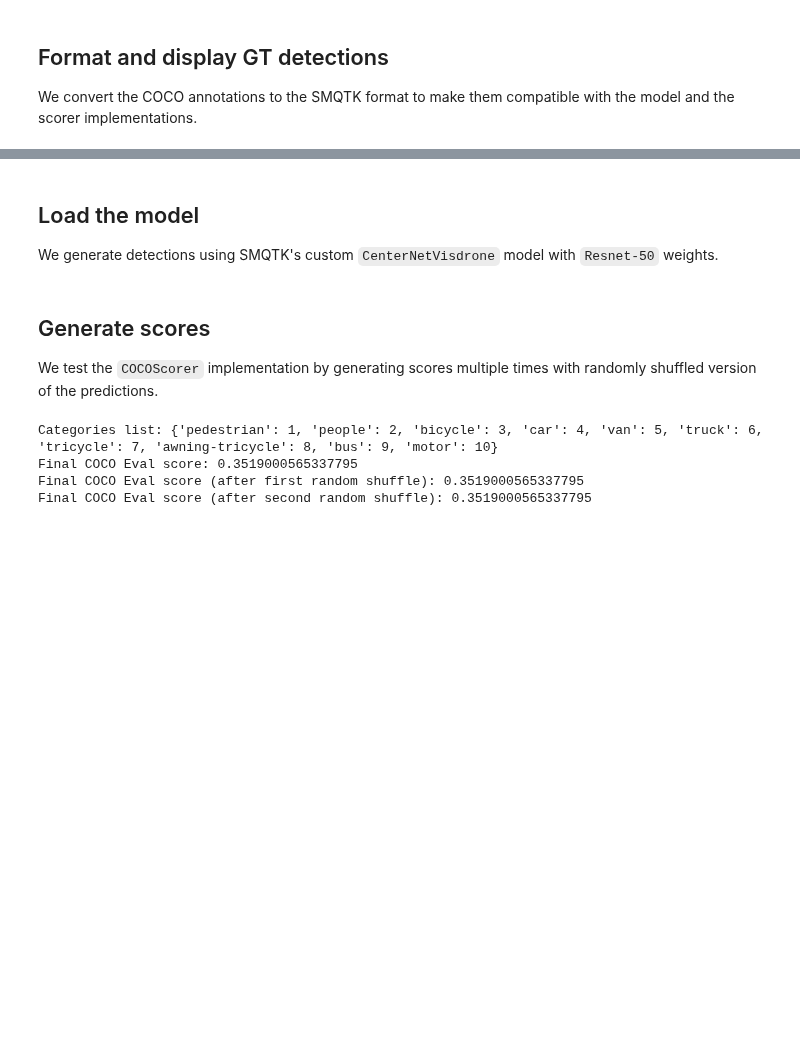
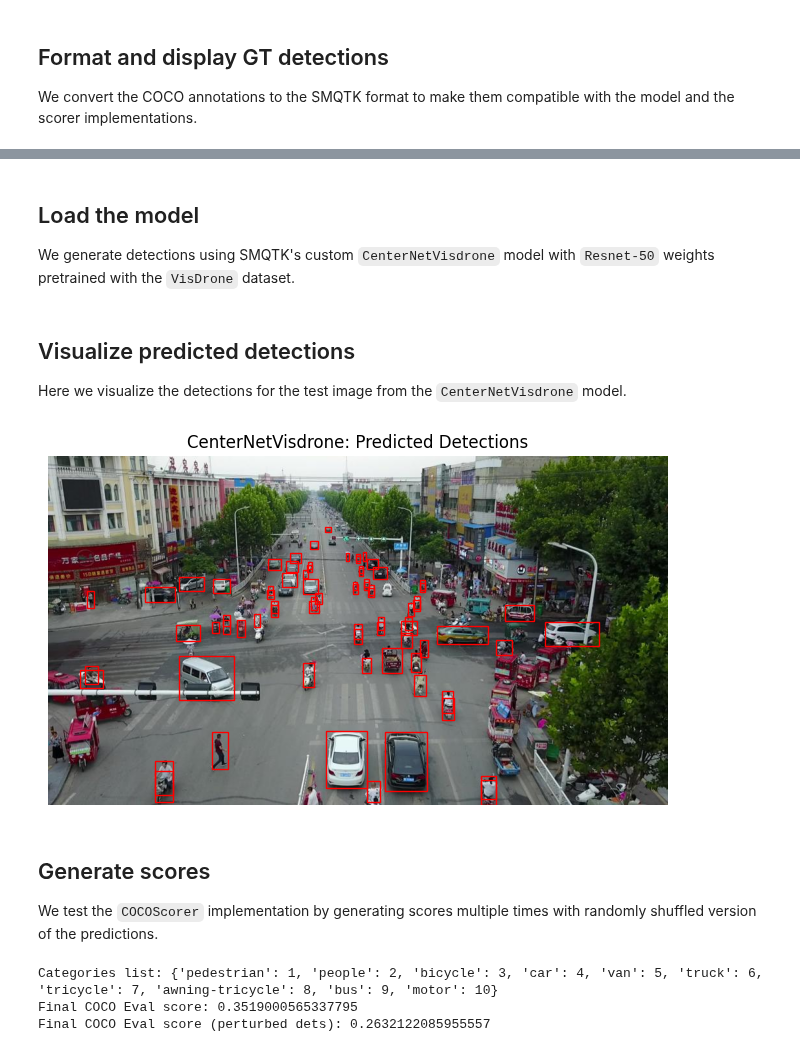
Before and after one commit to Kitware/nrtk, a Jupyter notebook: examples/coco_scorer.ipynb, the cells around one changed output, grey strips where cells are left out. Drawn from its saved outputs; the diff is of its cells as text; code cells hidden in the pictures; blank space fills up the shorter version.

```diff
--- a/examples/coco_scorer.ipynb
+++ b/examples/coco_scorer.ipynb
@@ -82,17 +85,17 @@ plt.show()
 # %% [markdown]
 ## Load the model <a name="load-the-model"></a>
 
-We generate detections using SMQTK's custom `CenterNetVisdrone` model with `Resnet-50` weights.
+We generate detections using SMQTK's custom `CenterNetVisdrone` model with `Resnet-50` weights pretrained with the `VisDrone` dataset.
 # %%
 from smqtk_detection.impls.detect_image_objects.centernet import CenterNetVisdrone
 
-model_file = os.path.join(data_dir, 'centernet-resnet50.pth')
+model_file = os.path.join(download_dir, 'centernet-resnet50.pth')
 if not os.path.isfile(model_file):
     urllib.request.urlretrieve('https://data.kitware.com/api/v1/item/623259f64acac99f426f21db/download', model_file)
 
 centernet_detector = CenterNetVisdrone(
     arch='resnet50',
-    model_file='data/centernet-resnet50.pth',
+    model_file='data/downloads/centernet-resnet50.pth',
     max_dets=500,
     use_cuda=False,
     batch_size=1,
@@ -100,29 +103,60 @@ centernet_detector = CenterNetVisdrone(
 )
 
 dets = list(centernet_detector([img]))[0]
+# %% [markdown]
+## Visualize predicted detections <a name="visualize-predicted-detections"></a>
+
+Here we visualize the detections for the test image from the `CenterNetVisdrone` model.
+# %%
+def show_dets(ax, dets, thresh=0.5):
+    for i, det in enumerate(dets):
+        score_dict = det[1]
+        cls_name = max(score_dict, key=score_dict.get)
+        conf = score_dict[cls_name]
+
+        if conf >= thresh:
+            bbox = det[0]
+            x1, y1 = bbox.min_vertex
+            x2, y2 = bbox.max_vertex
+            ax.add_patch(Rectangle(
+                (x1, y1),
+                x2 - x1,
+                y2 - y1,
+                linewidth=1,
+                edgecolor='r',
+                facecolor='none'
+            ))
+
+fig, axs = plt.subplots(figsize=(8, 8))
+axs.set_title(f"CenterNetVisdrone: Predicted Detections")  # type: ignore
+axs.imshow(img)  # type: ignore
+axs.axis("off")  # type: ignore
+show_dets(axs, dets, thresh=0.4)
+# %% [output]
+[figure, added]
 # %% [markdown]
 ## Generate scores <a name="generate-scores"></a>
 
 We test the `COCOScorer` implementation by generating scores multiple times with randomly shuffled version of the predictions.
 # %%
 from nrtk.impls.score_detection.coco_scorer import COCOScorer
-import random
 
-scorer = COCOScorer(gt_path=json_filename, stat_index=0)
+scorer = COCOScorer(gt_path=os.path.join(data_dir, json_filename), stat_index=0)
 print(f"Categories list: {scorer.cat_ids}")
 
 scores_list = scorer(actual=[gt_smqtk_format], predicted=[dets])  # type: ignore
 print(f"Final COCO Eval score: {scores_list[0]}")
 
-dets_shuffled_1 = random.sample(dets, k=len(dets))  # type: ignore
-scores_list_shuffled_1 = scorer(actual=[gt_smqtk_format], predicted=[dets_shuffled_1])
-print(f"Final COCO Eval score (after first random shuffle): {scores_list_shuffled_1[0]}")
+perturbed_dets = []
+for bbox, scores in dets:
+    x1, y1 = bbox.min_vertex
+    x2, y2 = bbox.max_vertex
+    perturbed_val = (AxisAlignedBoundingBox((x1 + 2, y1 + 2),(x2 + 1, y2 + 1)), scores)
+    perturbed_dets.append(perturbed_val)
 
-dets_shuffled_2 = random.sample(dets, k=len(dets))  # type: ignore
-scores_list_shuffled_2 = scorer(actual=[gt_smqtk_format], predicted=[dets_shuffled_2])
-print(f"Final COCO Eval score (after second random shuffle): {scores_list_shuffled_2[0]}")
+scores_list_perturbed = scorer(actual=[gt_smqtk_format], predicted=[perturbed_dets])
+print(f"Final COCO Eval score (perturbed dets): {scores_list_perturbed[0]}")
 # %% [output]
 Categories list: {'pedestrian': 1, 'people': 2, 'bicycle': 3, 'car': 4, 'van': 5, 'truck': 6, 'tricycle': 7, 'awning-tricycle': 8, 'bus': 9, 'motor': 10}
 Final COCO Eval score: 0.3519000565337795
-Final COCO Eval score (after first random shuffle): 0.3519000565337795
-Final COCO Eval score (after second random shuffle): 0.3519000565337795
+Final COCO Eval score (perturbed dets): 0.2632122085955557
```
Also changed, not shown: parts of 4 cells of this notebook.
